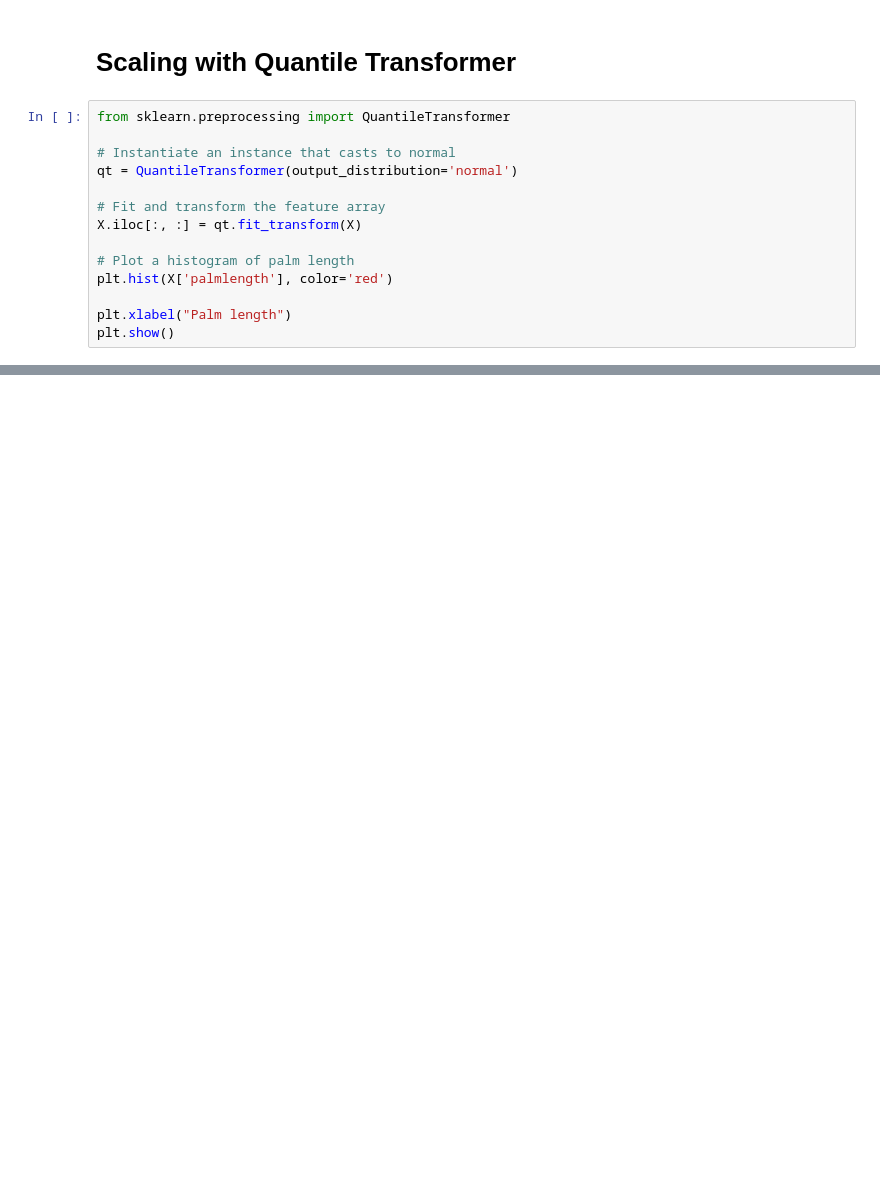
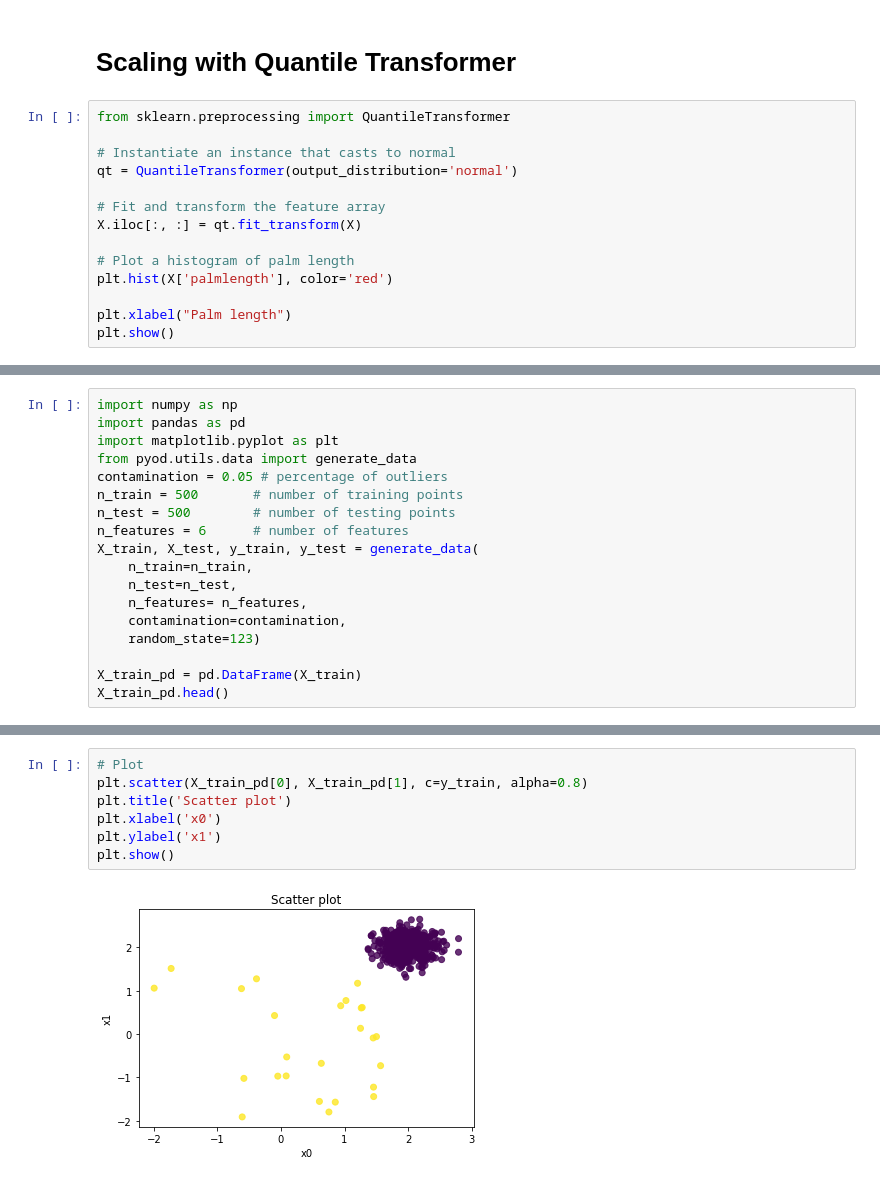
Before and after one commit to andishehtavakoli/machine-learning-projects, a Jupyter notebook: anomaly_detection/helper_function.ipynb, the cells around one changed output, grey strips where cells are left out. Cells and saved outputs as stored; diff of their text form; blank space fills up the shorter version.

```diff
--- a/anomaly_detection/helper_function.ipynb
+++ b/anomaly_detection/helper_function.ipynb
@@ -409,0 +412,18 @@ plt.show()
+# %%
+import numpy as np
+import pandas as pd
+import matplotlib.pyplot as plt
+from pyod.utils.data import generate_data
+contamination = 0.05 # percentage of outliers
+n_train = 500       # number of training points
+n_test = 500        # number of testing points
+n_features = 6      # number of features
+X_train, X_test, y_train, y_test = generate_data(
+    n_train=n_train,
+    n_test=n_test,
+    n_features= n_features,
+    contamination=contamination,
+    random_state=123)
+
+X_train_pd = pd.DataFrame(X_train)
+X_train_pd.head()
@@ -409,0 +437,9 @@ plt.show()
+# %%
+# Plot
+plt.scatter(X_train_pd[0], X_train_pd[1], c=y_train, alpha=0.8)
+plt.title('Scatter plot')
+plt.xlabel('x0')
+plt.ylabel('x1')
+plt.show()
+# %% [output]
+[figure, added]
```
Also changed, not shown: parts of 10 cells of this notebook, 2 other files.
